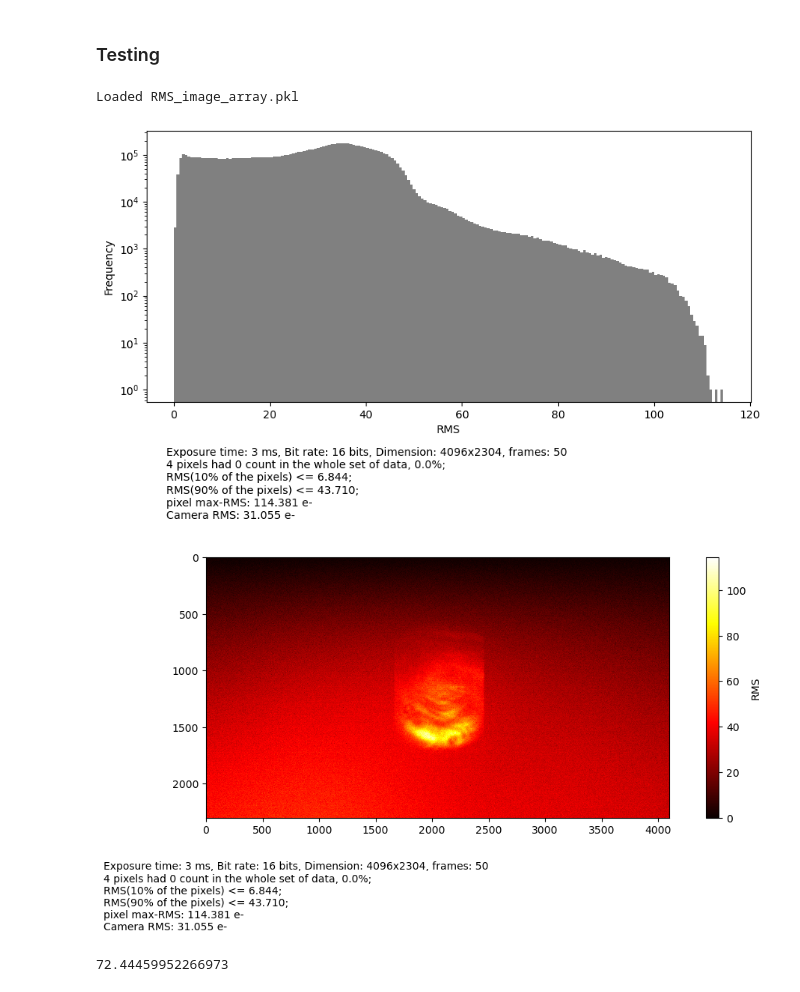
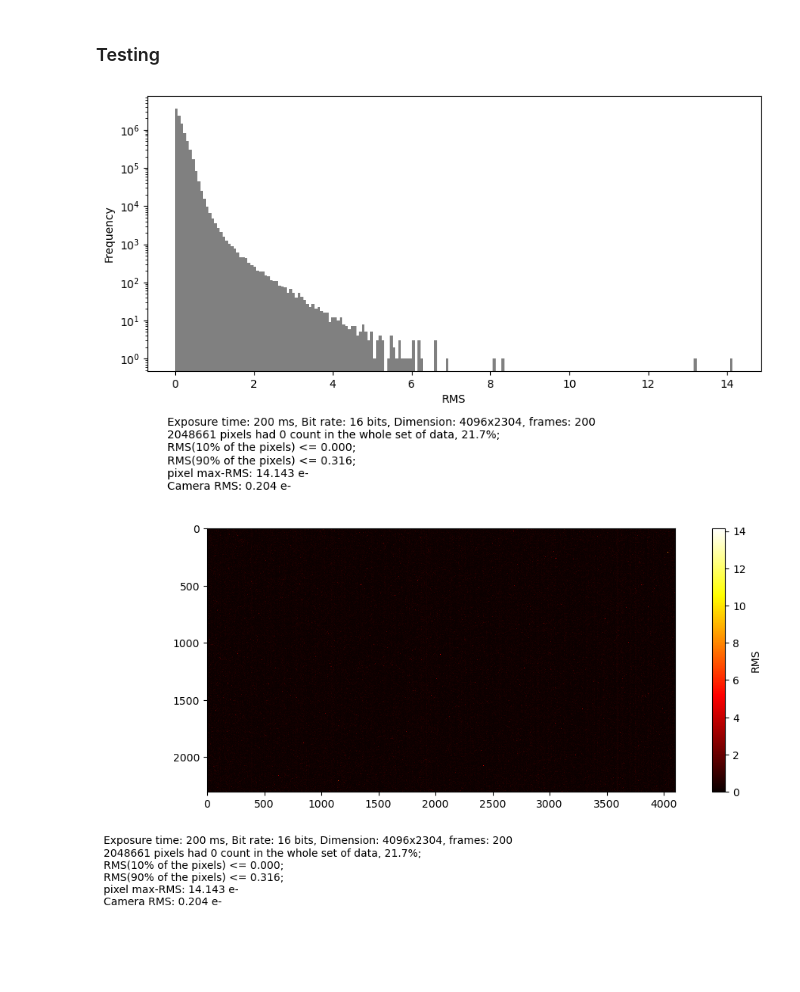
Before and after one commit to Siin42/qCMOS, a Jupyter notebook: pixel_RMS.ipynb, the cells around one changed output. Drawn from its saved outputs; the diff is of its cells as text; code cells hidden in the pictures; blank space fills up the shorter version.

```diff
--- a/pixel_RMS.ipynb
+++ b/pixel_RMS.ipynb
@@ -88,31 +88,30 @@ def get_camera_RMS(RMS_array:np.ndarray) -> float:
 # %%
 tiff_main_folder = 'C:\\LABDATA_office\\3.12 qCMOS'
 # tiff_path = tiff_main_folder + '\\full_1s_6000_shot'
 # tiff_path = tiff_main_folder + '\\full_frame_quick'
-# tiff_path = tiff_main_folder + '\\full_frame'
+tiff_path = tiff_main_folder + '\\full_frame'
 # tiff_path = tiff_main_folder + '\\full_200ms_6247shots'
 # tiff_path = tiff_main_folder + '\\full_200ms_6000shots_cutfrom6247'
 # tiff_path = tiff_main_folder + '\\full_5s_2000shots'
 # tiff_path = tiff_main_folder + '\\full_5s_6000shots'
-tiff_path = tiff_main_folder + '\\1024x1024_quick'
-tiff_path = 'C:\\Users\\Soyo\\OneDrive\\LABDATA\\3.25 laser fluctuation with qCMOS\\qCMOS'
+# tiff_path = tiff_main_folder + '\\1024x1024_quick'
+# tiff_path = 'C:\\Users\\Soyo\\OneDrive\\LABDATA\\3.25 laser fluctuation with qCMOS\\qCMOS'
 
 
 RMS_array = get_RMS_array_dense(tiff_path, array_configs)
 
 plot_configs:plotDict = dict(
                             array_type = 'RMS',
                             bin_amount = 200,
                             heatmap_max = None,
                             dpi = 100,
                             save = False
                             )
 
 
 plot_SUM_or_RMS(RMS_array, tiff_path, array_configs, plot_configs, 'bar')
 plot_SUM_or_RMS(RMS_array, tiff_path, array_configs, plot_configs, 'heat')
 # plot_SUM_or_RMS(RMS_array, tiff_path, array_configs, plot_type='heat', array_type='RMS', save=True)
 # %% [output]
-Loaded RMS_image_array.pkl
-[figure, old version]
+[figure, new version]
-[figure, old version]
+[figure, new version]
@@ -123,4 +117,0 @@ img_0 = image_arrays_arr[0]
-# %%
-print(RMS_array[1500, 1800])
-# %% [output]
-72.44459952266973
```
Also changed, not shown: parts of 1 cell of this notebook, 7 other files.
